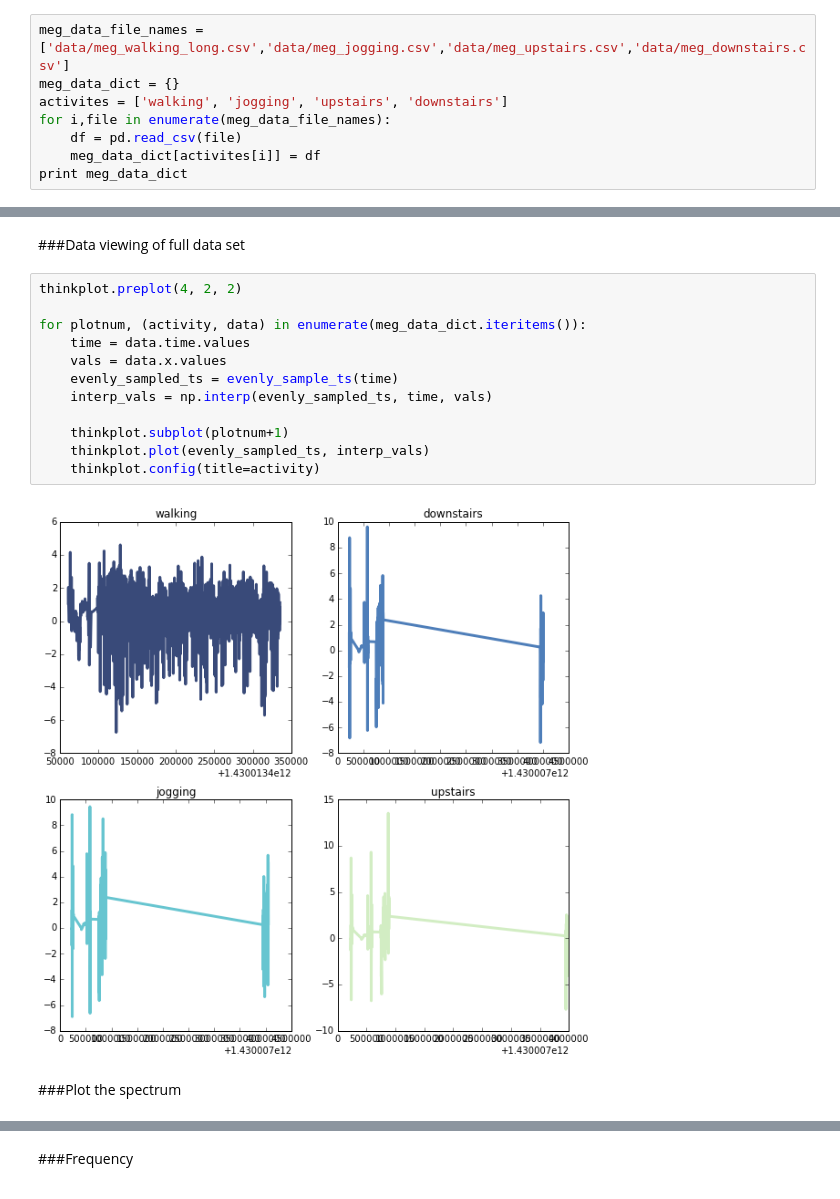
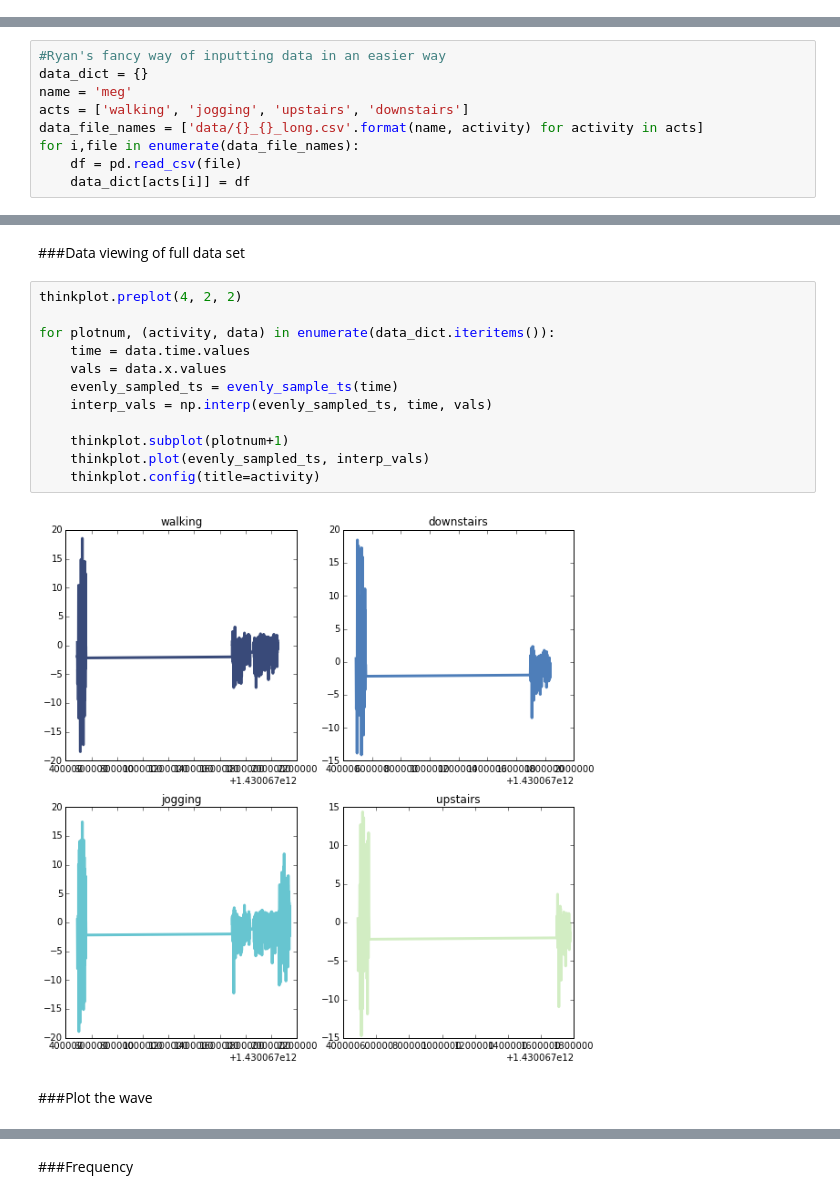
Before and after one commit to jenwei/accelerometer-interpreter, a Jupyter notebook: our_data.ipynb, the cells around one changed output, grey strips where cells are left out. Saved outputs shown, nothing was run; the diff lists cells and outputs as text.

Commit message:
EDIT: our_data

```diff
--- a/our_data.ipynb
+++ b/our_data.ipynb
@@ -9,11 +9,3 @@ import thinkdsp
 import thinkplot
 import autocorr
 import numpy as np
-# %%
-meg_data_file_names = ['data/meg_walking_long.csv','data/meg_jogging.csv','data/meg_upstairs.csv','data/meg_downstairs.csv']
-meg_data_dict = {}
-activites = ['walking', 'jogging', 'upstairs', 'downstairs']
-for i,file in enumerate(meg_data_file_names):
-    df = pd.read_csv(file)
-    meg_data_dict[activites[i]] = df
-print meg_data_dict
@@ -38,3 +12,12 @@ print meg_data_dict
+# %%
+#Ryan's fancy way of inputting data in an easier way
+data_dict = {}
+name = 'meg'
+acts = ['walking', 'jogging', 'upstairs', 'downstairs']
+data_file_names = ['data/{}_{}_long.csv'.format(name, activity) for activity in acts]
+for i,file in enumerate(data_file_names):
+    df = pd.read_csv(file)
+    data_dict[acts[i]] = df
 # %%
 def evenly_sample_ts(ts):
     return np.linspace(ts.min(), ts.max(), len(ts))
@@ -43,19 +26,19 @@ def evenly_sample_ts(ts):
 # %%
 thinkplot.preplot(4, 2, 2)
 
-for plotnum, (activity, data) in enumerate(meg_data_dict.iteritems()):
+for plotnum, (activity, data) in enumerate(data_dict.iteritems()):
     time = data.time.values
     vals = data.x.values
     evenly_sampled_ts = evenly_sample_ts(time)
     interp_vals = np.interp(evenly_sampled_ts, time, vals)
 
     thinkplot.subplot(plotnum+1)
     thinkplot.plot(evenly_sampled_ts, interp_vals)
     thinkplot.config(title=activity)
 # %% [output]
-[figure, old version]
+[figure, new version]
 # %% [markdown]
-###Plot the spectrum
+###Plot the wave
 # %%
 thinkplot.preplot(4, 4, 4)
 
```
Also changed, not shown: parts of 2 cells of this notebook.
